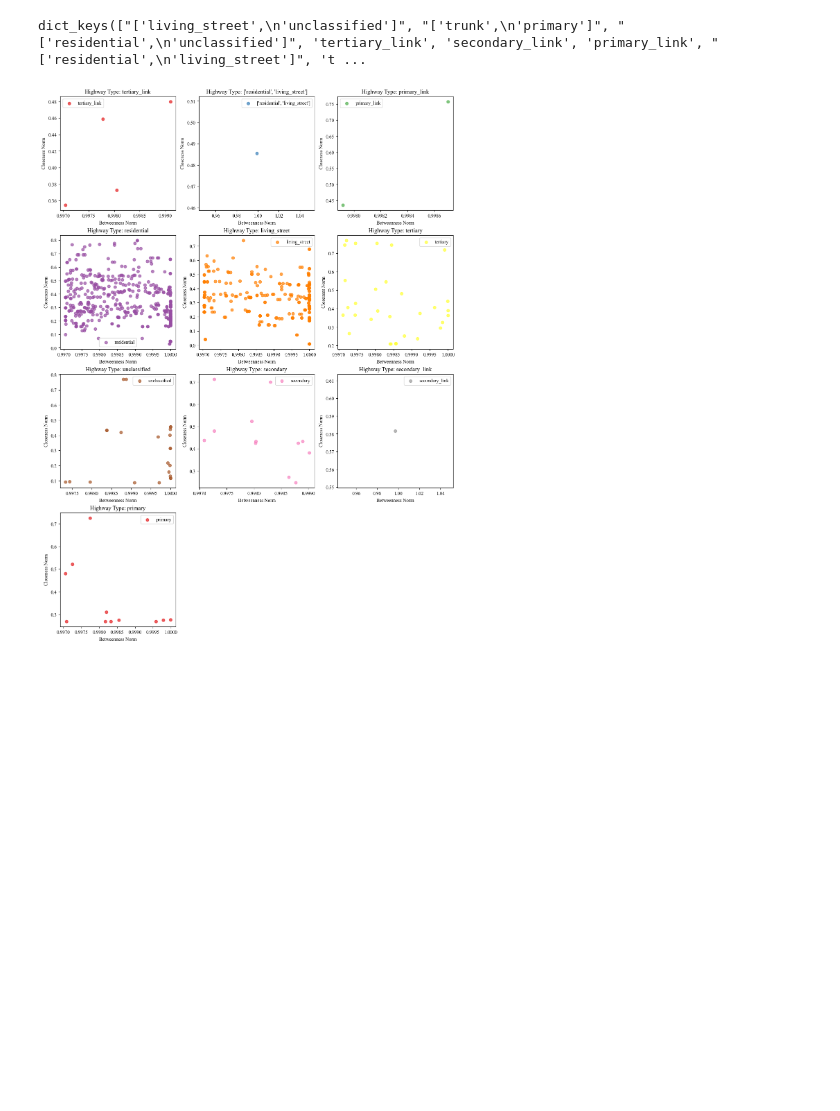
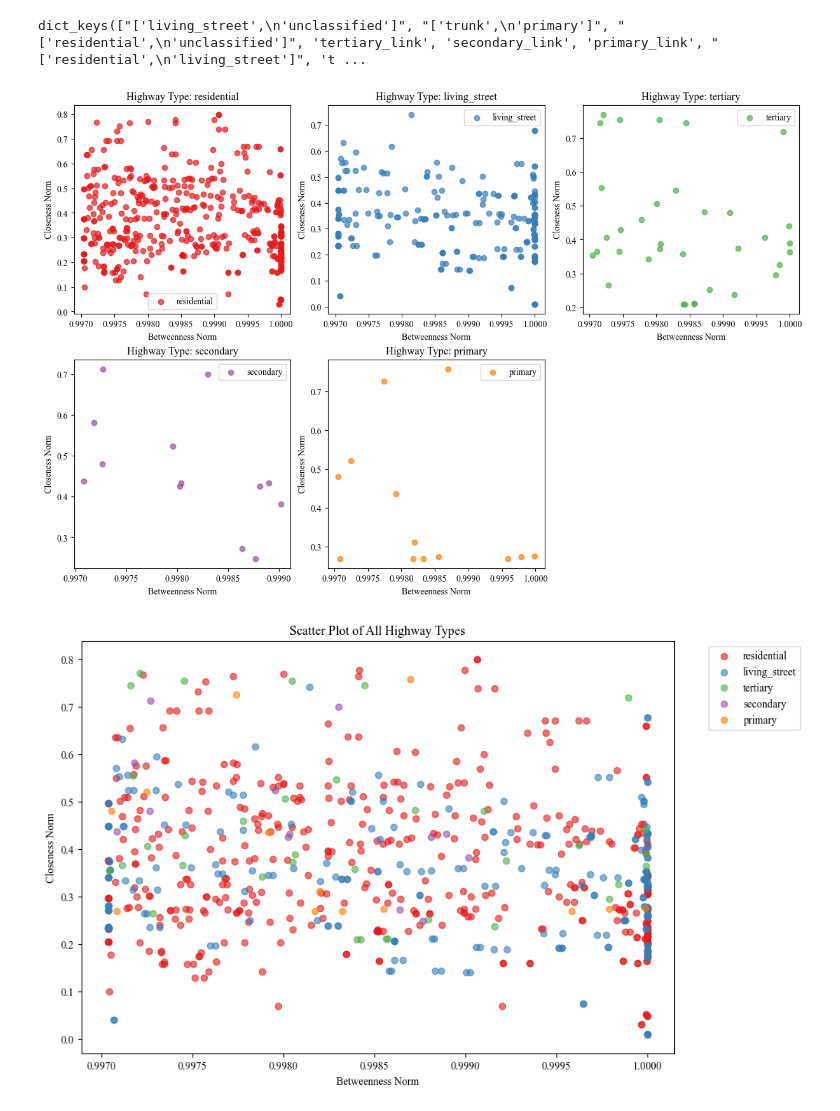
Before and after one commit to nkt1313/bavaria_simulations, a Jupyter notebook: src/data_preprocessing/investigate_closeness_criteria.ipynb, the cells around one changed output. Saved outputs shown, nothing was run; the diff lists cells and outputs as text; code cells hidden in the pictures; blank space fills up the shorter version.

```diff
--- a/src/data_preprocessing/investigate_closeness_criteria.ipynb
+++ b/src/data_preprocessing/investigate_closeness_criteria.ipynb
@@ -25,0 +28,11 @@ from collections import Counter, defaultdict
+# %%
+import osmnx as ox
+import networkx as nx
+import matplotlib.pyplot as plt
+from matplotlib.colors import Normalize
+import numpy as np
+import pandas as pd
+import seaborn as sns
+import matplotlib.cm as cm
+
+plt.rcParams["font.family"] = "Times New Roman"
@@ -208,7 +225,7 @@ df = pd.DataFrame(
     }
 )
 
-# Define thresholds: high closeness (>75th percentile), low betweenness (<25th percentile)
+# Define thresholds: high closeness norm and betweenness norm > % percentile
 closeness_threshold = np.percentile(closeness_norm_values, 75)
 betweenness_threshold = np.percentile(betweenness_norm_values, 75)
 
@@ -235,6 +252,7 @@ for _, row in filtered_nodes.iterrows():
             "length": road_length,
             "betweenness_norm": betweenness_norm_value,
             "closeness_norm": closeness_norm_value,
+            "criteria_index": (closeness_norm_value + betweenness_norm_value) / 2,
         }
     )
 # %%
@@ -247,7 +265,12 @@ highway_types = []
 for road in high_closeness_low_betweenness_roads:
     betweenness_norms.append(road["betweenness_norm"])
     closeness_norms.append(road["closeness_norm"])
-    highway_types.append(road["highway"])
+
+    highway = road["highway"]
+    if "_link" in road["highway"]:
+        highway = highway.replace("_link", "")
+
+    highway_types.append(highway)
 
 # Convert to numpy arrays
 betweenness_norms = np.array(betweenness_norms)
@@ -256,6 +279,8 @@ highway_types = np.array(highway_types)
 
 # Get unique highway types
 unique_highways = list(set(highway_types))
+remove_values = {"['residential', 'living_street']", "unclassified"}
+unique_highways = [hwy for hwy in unique_highways if hwy not in remove_values]
 num_highways = len(unique_highways)
 
 # Define subplot layout
@@ -263,31 +288,52 @@ cols = 3  # Number of columns in the grid
 rows = (num_highways // cols) + (num_highways % cols > 0)  # Compute required rows
 
 fig, axes = plt.subplots(rows, cols, figsize=(12, 4 * rows), constrained_layout=True)
 axes = axes.flatten()  # Flatten axes array for easier iteration
 
 # Generate scatter plot for each highway type
 for i, highway in enumerate(unique_highways):
     ax = axes[i]
 
     # Filter data for the current highway type
     mask = highway_types == highway
     x = betweenness_norms[mask]
     y = closeness_norms[mask]
 
     # Plot scatter
     ax.scatter(x, y, alpha=0.7, label=highway, color=sns.color_palette("Set1")[i % 9])
 
     # Labels and title
     ax.set_xlabel("Betweenness Norm")
     ax.set_ylabel("Closeness Norm")
     ax.set_title(f"Highway Type: {highway}")
     ax.legend()
 
 # Remove any unused subplots
 for j in range(i + 1, len(axes)):
     fig.delaxes(axes[j])
 
 # Show plot
 plt.show()
+
+# Define color palette
+palette = sns.color_palette("Set1", len(unique_highways))
+
+# Plot all street types in one scatter plot
+fig, ax = plt.subplots(figsize=(10, 7))
+
+for i, highway in enumerate(unique_highways):
+    mask = highway_types == highway
+    x = betweenness_norms[mask]
+    y = closeness_norms[mask]
+
+    ax.scatter(x, y, alpha=0.6, label=highway, color=palette[i])
+
+ax.set_xlabel("Betweenness Norm")
+ax.set_ylabel("Closeness Norm")
+ax.set_title("Scatter Plot of All Highway Types")
+ax.legend(bbox_to_anchor=(1.05, 1), loc="upper left")
+
+plt.show()
 # %% [output]
-[figure, old version]
+[figure, new version]
+[figure, added]
```
Also changed, not shown: parts of 10 cells of this notebook, 1 other file.
